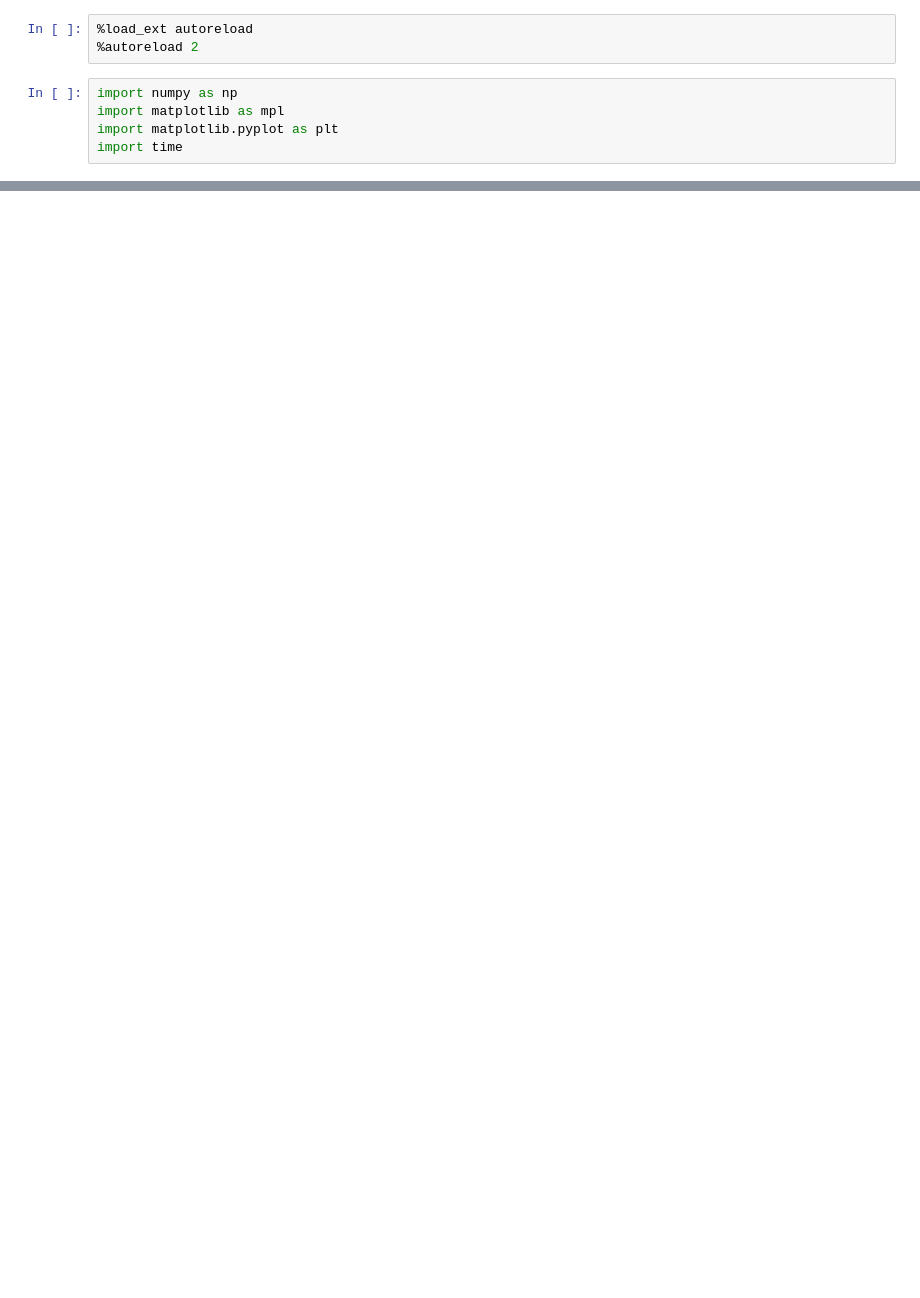
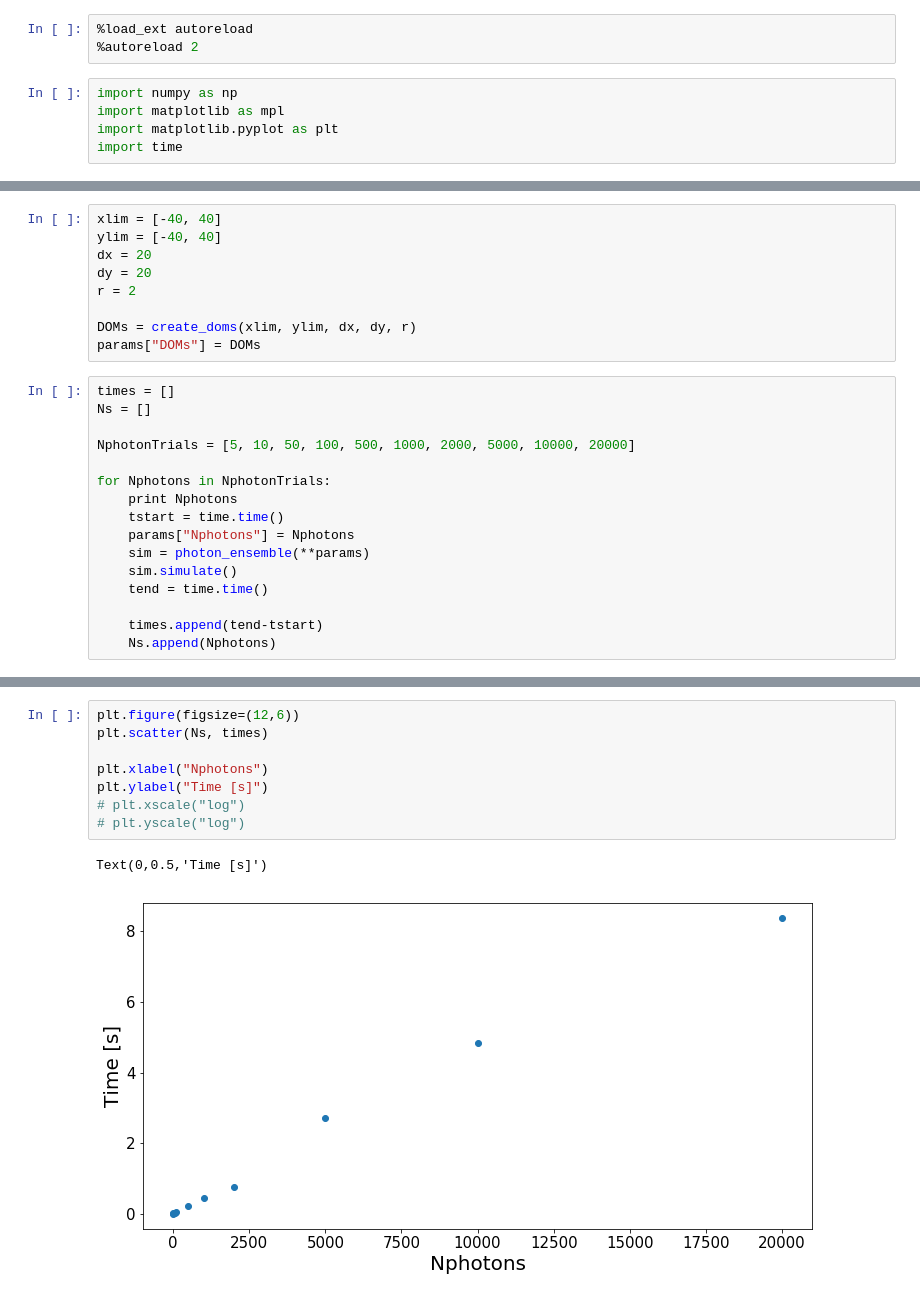
Before and after one commit to Tshalberg/toy-mc, a Jupyter notebook: photon_prob/notebooks/PhotonProb Ensemble Test.ipynb, the cells around one changed output, grey strips where cells are left out. Drawn from its saved outputs; the diff is of its cells as text; blank space fills up the shorter version.

```diff
--- a/photon_prob/notebooks/PhotonProb Ensemble Test.ipynb
+++ b/photon_prob/notebooks/PhotonProb Ensemble Test.ipynb
@@ -178,0 +55,25 @@ t.T.shape
+# %%
+xlim = [-40, 40]
+ylim = [-40, 40]
+dx = 20
+dy = 20
+r = 2
+
+DOMs = create_doms(xlim, ylim, dx, dy, r)
+params["DOMs"] = DOMs
+# %%
+times = []
+Ns = []
+
+NphotonTrials = [5, 10, 50, 100, 500, 1000, 2000, 5000, 10000, 20000]
+
+for Nphotons in NphotonTrials:
+    print Nphotons
+    tstart = time.time()
+    params["Nphotons"] = Nphotons
+    sim = photon_ensemble(**params)
+    sim.simulate()
+    tend = time.time()
+
+    times.append(tend-tstart)
+    Ns.append(Nphotons)
@@ -178,0 +91,11 @@ t.T.shape
+# %%
+plt.figure(figsize=(12,6))
+plt.scatter(Ns, times)
+
+plt.xlabel("Nphotons")
+plt.ylabel("Time [s]")
+# plt.xscale("log")
+# plt.yscale("log")
+# %% [output]
+Text(0,0.5,'Time [s]')
+[figure, added]
```
Also changed, not shown: parts of 22 cells of this notebook, 7 other files.
